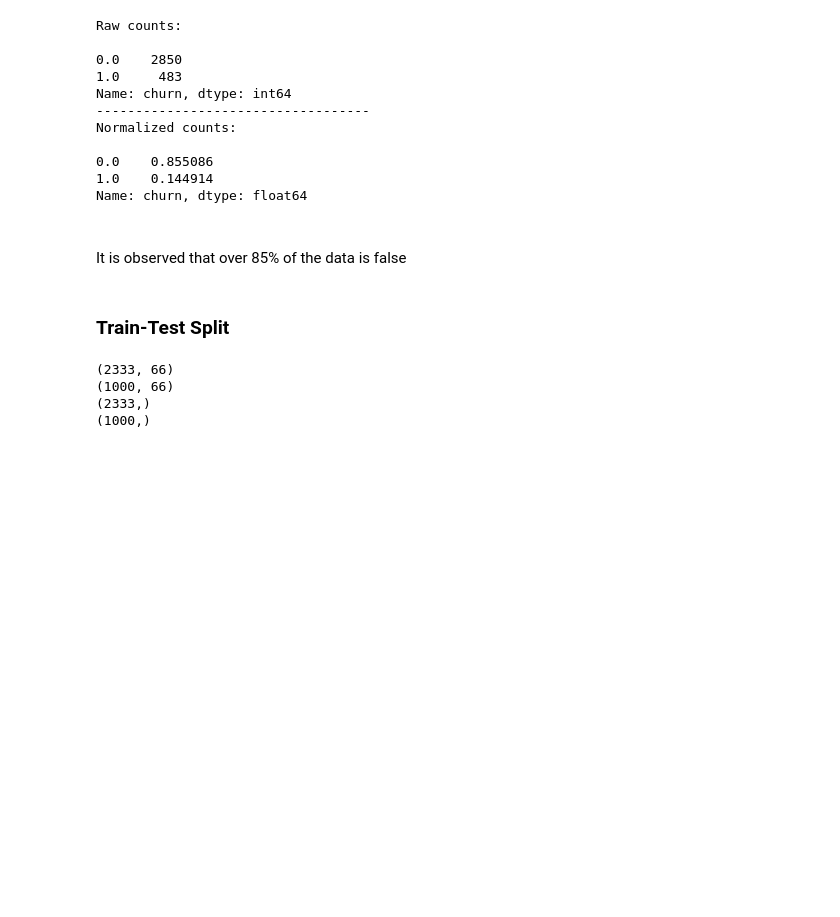
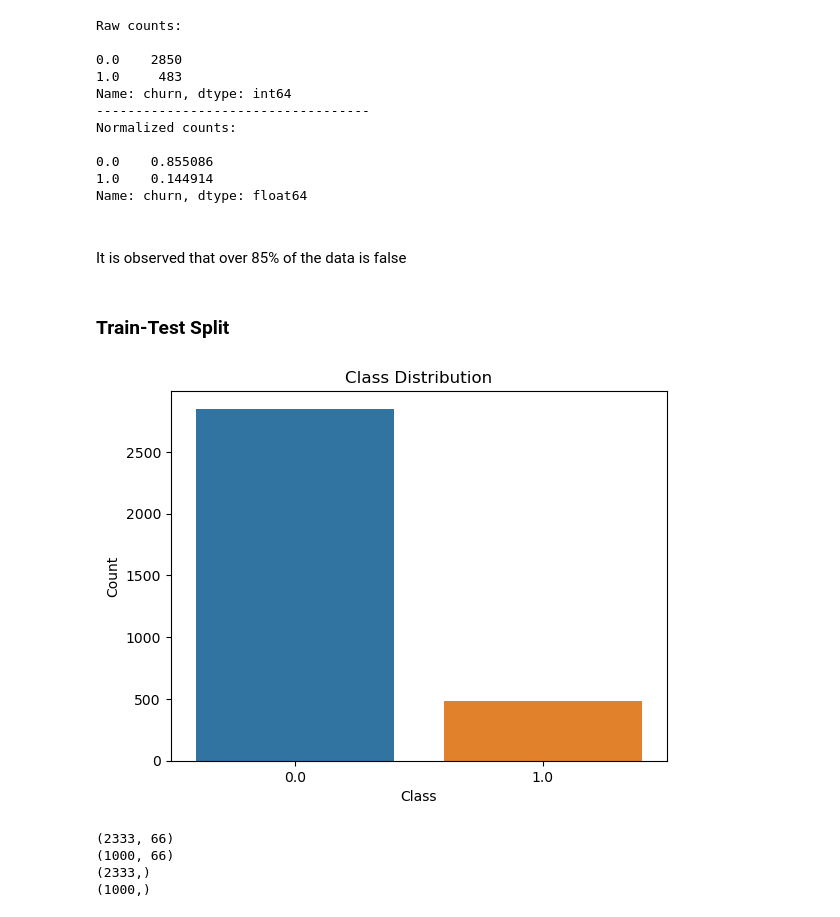
Before and after one commit to Emilly-Njue/Phase3-Project, a Jupyter notebook: customer_churn.ipynb, the cells around one changed output. Drawn from its saved outputs; the diff is of its cells as text; code cells hidden in the pictures; blank space fills up the shorter version.

```diff
--- a/customer_churn.ipynb
+++ b/customer_churn.ipynb
@@ -625,3 +630,13 @@ X_train, X_test, y_train, y_test = train_test_split(X,y, test_size=0.3, random_s
+# %%
+class_counts = y.value_counts()
+
+sns.countplot(x=y)
+plt.xlabel('Class')
+plt.ylabel('Count')
+plt.title('Class Distribution')
+plt.show()
+# %% [output]
+[figure, added]
 # %%
 print(X_train.shape)
 print(X_test.shape)
```
Also changed, not shown: parts of 28 cells of this notebook.
